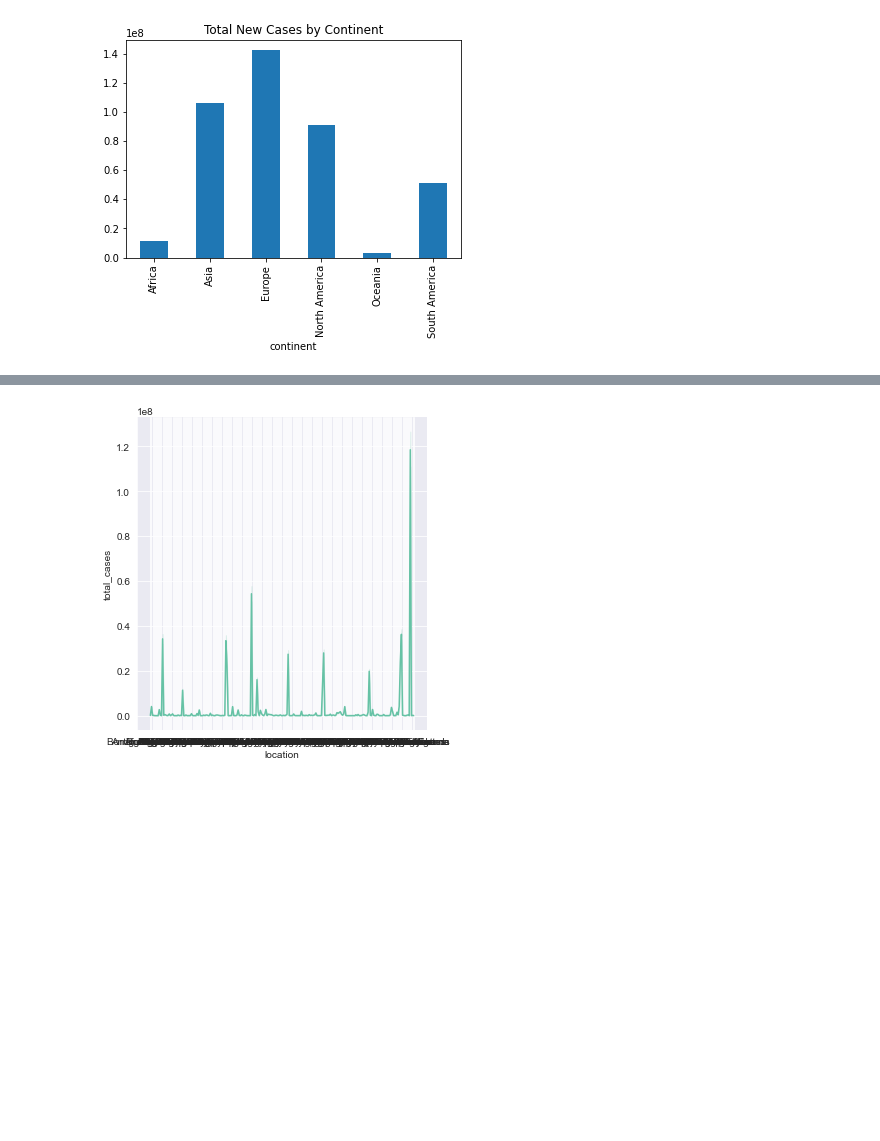
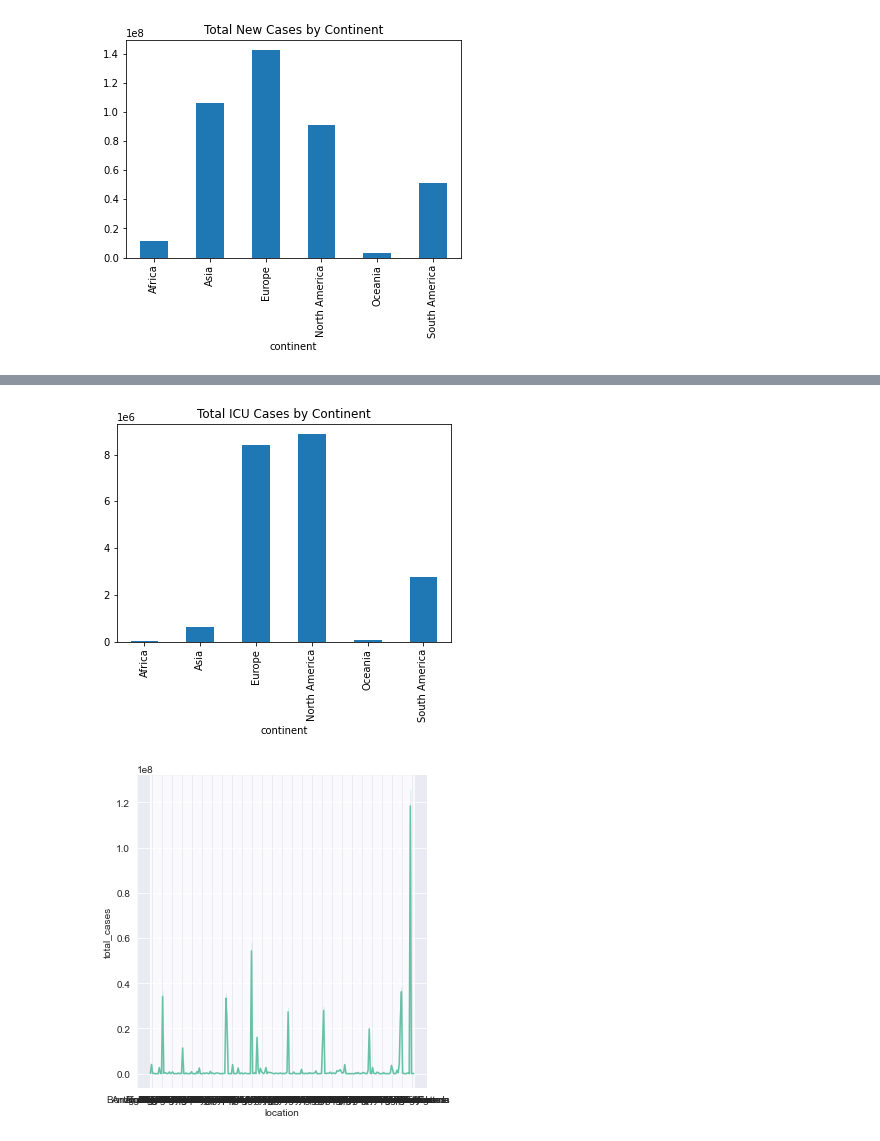
Before and after one commit to Alant84/-UCDPA_AlanTarpey-, a Jupyter notebook: Daily Omicron (COVID-19 Dataset).ipynb, the cells around one changed output, grey strips where cells are left out. Saved outputs shown, nothing was run; the diff lists cells and outputs as text; code cells hidden in the pictures; blank space fills up the shorter version.

```diff
--- a/Daily Omicron (COVID-19 Dataset).ipynb
+++ b/Daily Omicron (COVID-19 Dataset).ipynb
@@ -597,3 +654,6 @@ avg_total_new_cases.plot(x="Million", y="location", kind="bar", title = "Total N
 plt.show()
 # %% [output]
 [figure]
+# %%
+avg_total_icu_patients = df.groupby("continent")["icu_patients"].sum()
+print(avg_total_icu_patients)
@@ -600,3 +669,9 @@ plt.show()
+# %%
+# Visualise 15
+avg_total_icu_patients.plot(x="Million", y="location", kind="bar", title = "Total ICU Cases by Continent")
+plt.show()
+# %% [output]
+[figure, added]
 # %%
 sns.set_style('darkgrid')
 sns.set_palette('Set2')
```
Also changed, not shown: parts of 7 cells of this notebook.
